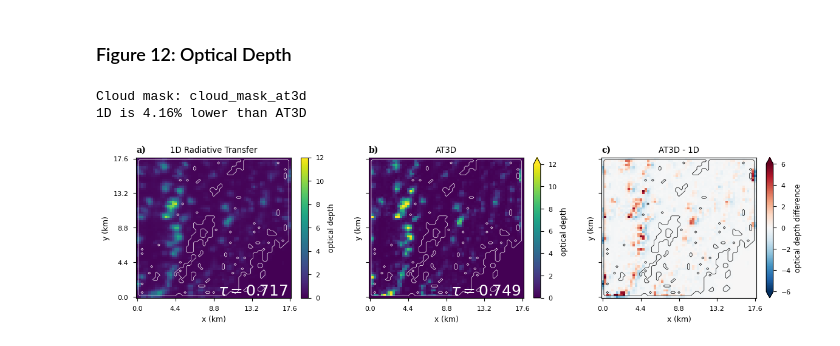
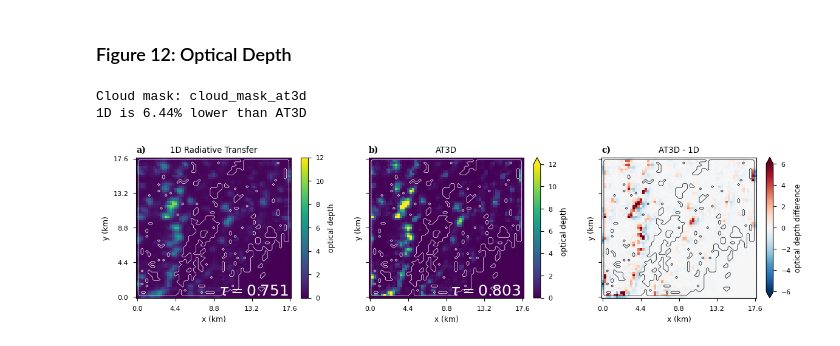
Before and after one commit to jlun17/misr-at3d-camp2ex, a Jupyter notebook: notebooks/investigation/single_retrieval/paper_figures.ipynb, the cells around one changed output. Drawn from its saved outputs; the diff is of its cells as text; code cells hidden in the pictures.

Commit message:
Submitted batch job 72240 : /data/keeling/a/johntl3/b/LundstromPub2025/experiments/CAMP2Ex_RF17/V06/default/

```diff
--- a/notebooks/investigation/single_retrieval/paper_figures.ipynb
+++ b/notebooks/investigation/single_retrieval/paper_figures.ipynb
@@ -2,8 +2,8 @@
 # conda vis2
 from pathlib import Path
 PROJECT_ROOT = Path().resolve().parent.parent.parent
-# EXPERIMENT = PROJECT_ROOT / 'experiments' / 'CAMP2Ex_RF17' / 'V04' / 'default'
-EXPERIMENT = PROJECT_ROOT / 'experiments' / 'tmp' / 'CAMP2Ex_RF17' / 'test_I' / 'default2'
+EXPERIMENT = PROJECT_ROOT / 'experiments' / 'CAMP2Ex_RF17' / 'V05' / 'default'
+# EXPERIMENT = PROJECT_ROOT / 'experiments' / 'tmp' / 'CAMP2Ex_RF17' / 'test_I' / 'default2'
 ITERATIONS = EXPERIMENT / 'iterations'
 INTERIM_DATA = PROJECT_ROOT / 'data' / 'interim'
 FIGURE_OUT = PROJECT_ROOT / 'figures'
@@ -256,7 +256,7 @@ def interp_sensor_to_rte_grid(sensor, rte_grid, interp_var_name):
 # %%
 cloud['tau'] = cloud.extinction.integrate('z')
 
-tau1D_file = INTERIM_DATA / 'AT3D_1DTAU_I_CAMP2Ex_RF17_default.nc'
+tau1D_file = INTERIM_DATA / 'TAU1D_LUT_I_V05_AT3D_OBS_I_CAMP2Ex_RF17_default.nc'
 obs = load_sensor_dict(tau1D_file)
 tau_1D_sensor = obs['MISR']['sensor_list'][4]
 
@@ -314,32 +314,32 @@ for i in range(len(ax)):
     )
     ax[i].set_xlabel('x (km)')
     ax[i].set_ylabel('y (km)')
     ax[i].set_xticks(ticks)
     ax[i].set_yticks(ticks)
 ax[0].set_title('1D Radiative Transfer')
 ax[1].set_title('AT3D')
 ax[2].set_title('AT3D - 1D')
 
 tau_bar_1d = cloud_1D.tau.where(cvm[cloud_mask_name] > 0).mean().data
 tau_bar_3d = cloud.tau.where(cvm[cloud_mask_name] > 0).mean().data
 
 ax[0].text(17.4, 0.2, r'$\tau = {:.3f}$'.format(tau_bar_1d), ha='right', c='white', size=18)
 ax[1].text(17.4, 0.2, r'$\tau = {:.3f}$'.format(tau_bar_3d), ha='right', c='white', size=18)
 
 print('Cloud mask: {}'.format(cloud_mask_name))
 print('1D is {:.2f}% lower than AT3D'.format(100*(tau_bar_3d - tau_bar_1d) / tau_bar_3d))
 
 set_labels(ax.flatten())
 
 if(savefigs):
     plt.savefig(
         FIGURE_OUT / '{}_figure12_optical_depth_{}.png'.format(fig_version, cloud_mask_name),
         format='png',
         dpi=300,
         bbox_inches='tight',
         transparent=False
     )
 # %% [output]
 Cloud mask: cloud_mask_at3d
-1D is 4.16% lower than AT3D
+1D is 6.44% lower than AT3D
-[figure, old version]
+[figure, new version]
```
Also changed, not shown: parts of 1 cell of this notebook, 9 other files.
